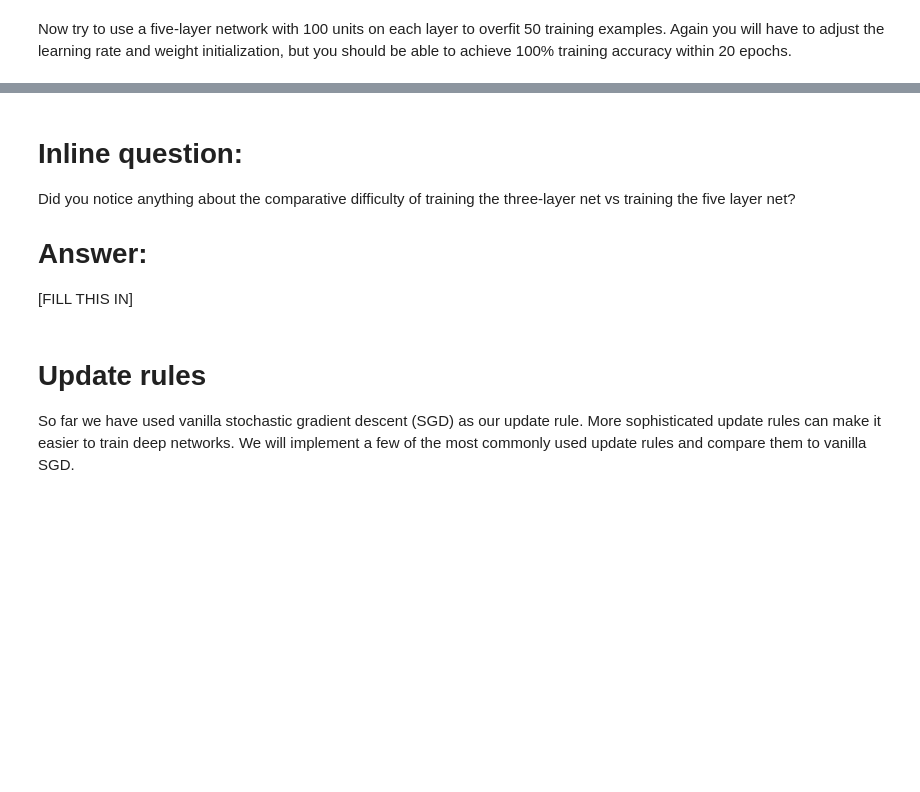
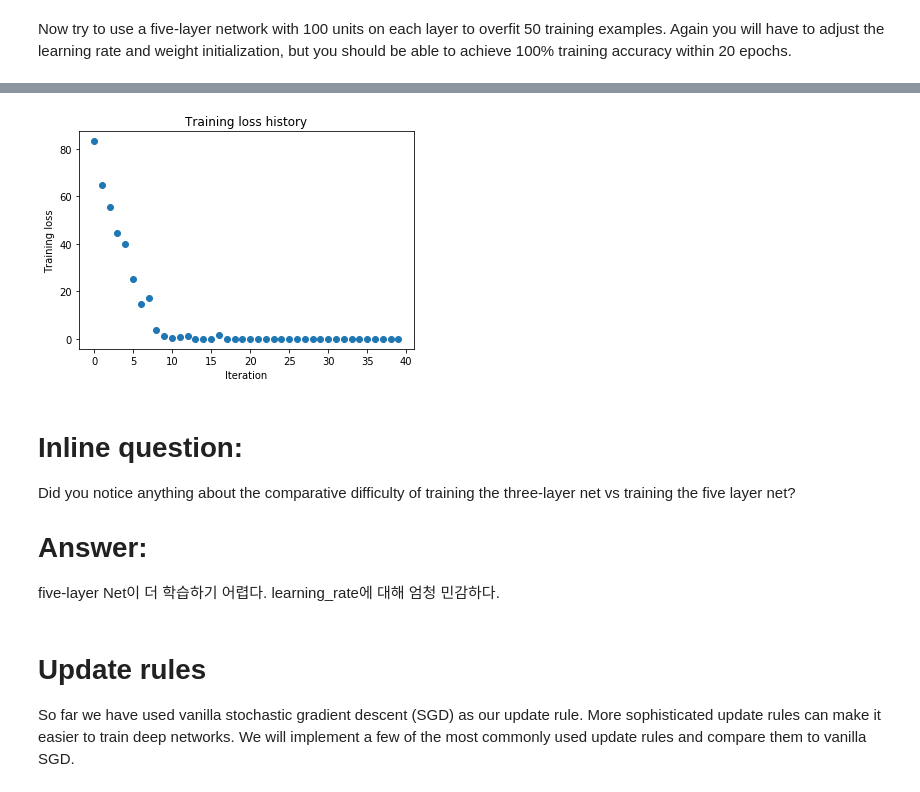
Before and after one commit to Noverish/cs231n, a Jupyter notebook: assignment2/FullyConnectedNets.ipynb, the cells around one changed output, grey strips where cells are left out. Drawn from its saved outputs; the diff is of its cells as text; code cells hidden in the pictures; blank space fills up the shorter version.

```diff
--- a/assignment2/FullyConnectedNets.ipynb
+++ b/assignment2/FullyConnectedNets.ipynb
@@ -373,8 +485,8 @@ small_data = {
   'y_val': data['y_val'],
 }
 
-learning_rate = 1e-3
-weight_scale = 1e-5
+learning_rate = 5e-4
+weight_scale = 1e-1
 model = FullyConnectedNet([100, 100, 100, 100],
                 weight_scale=weight_scale, dtype=np.float64)
 solver = Solver(model, small_data,
@@ -391,3 +503,4 @@ plt.title('Training loss history')
 plt.xlabel('Iteration')
 plt.ylabel('Training loss')
 plt.show()
+# %% [output]
@@ -394,9 +524,10 @@ plt.show()
+[figure, added]
 # %% [markdown]
 # Inline question:
 Did you notice anything about the comparative difficulty of training the three-layer net vs training the five layer net?
 
 # Answer:
-[FILL THIS IN]
+five-layer Net이 더 학습하기 어렵다. learning_rate에 대해 엄청 민감하다.
 # %% [markdown]
 # Update rules
 So far we have used vanilla stochastic gradient descent (SGD) as our update rule. More sophisticated update rules can make it easier to train deep networks. We will implement a few of the most commonly used update rules and compare them to vanilla SGD.
```
Also changed, not shown: parts of 20 cells of this notebook, 3 other files.
